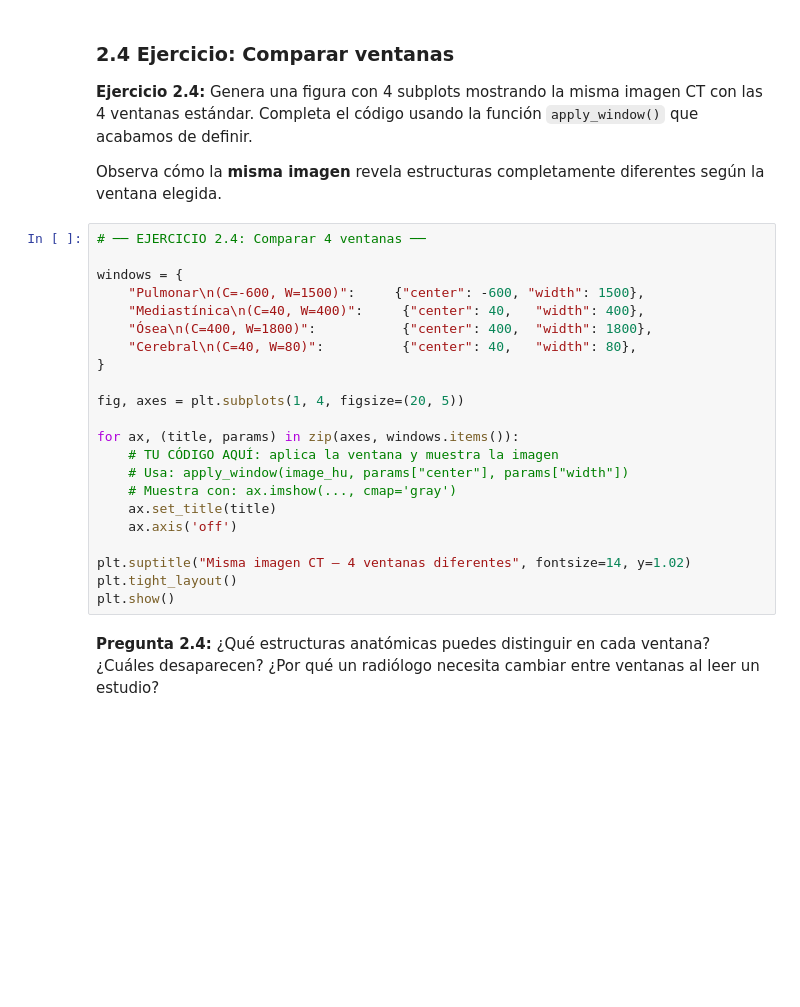
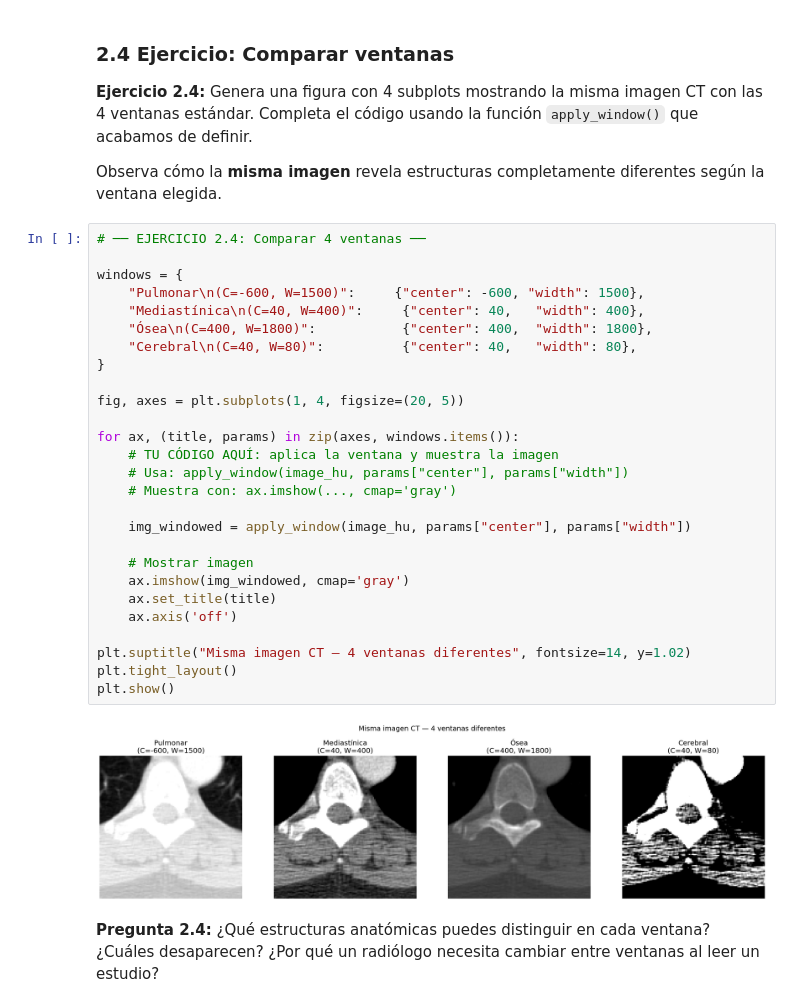
Before and after one commit to uvg-analisis-de-datos-biomedicos/healthdatalab, a Jupyter notebook: labs/lab-5-medical-imaging/notebooks/Lab05_Imagenes_Medicas_DICOM.ipynb, the cells around one changed output. Cells and saved outputs as stored; diff of their text form; blank space fills up the shorter version.

Commit message:
Checkpoint 2: windowing and 3D volume complete

```diff
--- a/labs/lab-5-medical-imaging/notebooks/Lab05_Imagenes_Medicas_DICOM.ipynb
+++ b/labs/lab-5-medical-imaging/notebooks/Lab05_Imagenes_Medicas_DICOM.ipynb
@@ -481,25 +500,32 @@ Observa cómo la **misma imagen** revela estructuras completamente diferentes se
 # %%
 # ── EJERCICIO 2.4: Comparar 4 ventanas ──
 
 windows = {
     "Pulmonar\n(C=-600, W=1500)":     {"center": -600, "width": 1500},
     "Mediastínica\n(C=40, W=400)":     {"center": 40,   "width": 400},
     "Ósea\n(C=400, W=1800)":           {"center": 400,  "width": 1800},
     "Cerebral\n(C=40, W=80)":          {"center": 40,   "width": 80},
 }
 
 fig, axes = plt.subplots(1, 4, figsize=(20, 5))
 
 for ax, (title, params) in zip(axes, windows.items()):
     # TU CÓDIGO AQUÍ: aplica la ventana y muestra la imagen
     # Usa: apply_window(image_hu, params["center"], params["width"])
     # Muestra con: ax.imshow(..., cmap='gray')
+
+    img_windowed = apply_window(image_hu, params["center"], params["width"])
+
+    # Mostrar imagen
+    ax.imshow(img_windowed, cmap='gray')
     ax.set_title(title)
     ax.axis('off')
 
 plt.suptitle("Misma imagen CT — 4 ventanas diferentes", fontsize=14, y=1.02)
 plt.tight_layout()
 plt.show()
+# %% [output]
+[figure, added]
 # %% [markdown]
 **Pregunta 2.4:** ¿Qué estructuras anatómicas puedes distinguir en cada ventana? ¿Cuáles desaparecen? ¿Por qué un radiólogo necesita cambiar entre ventanas al leer un estudio?
 # %% [markdown]
```
Also changed, not shown: parts of 8 cells of this notebook.
